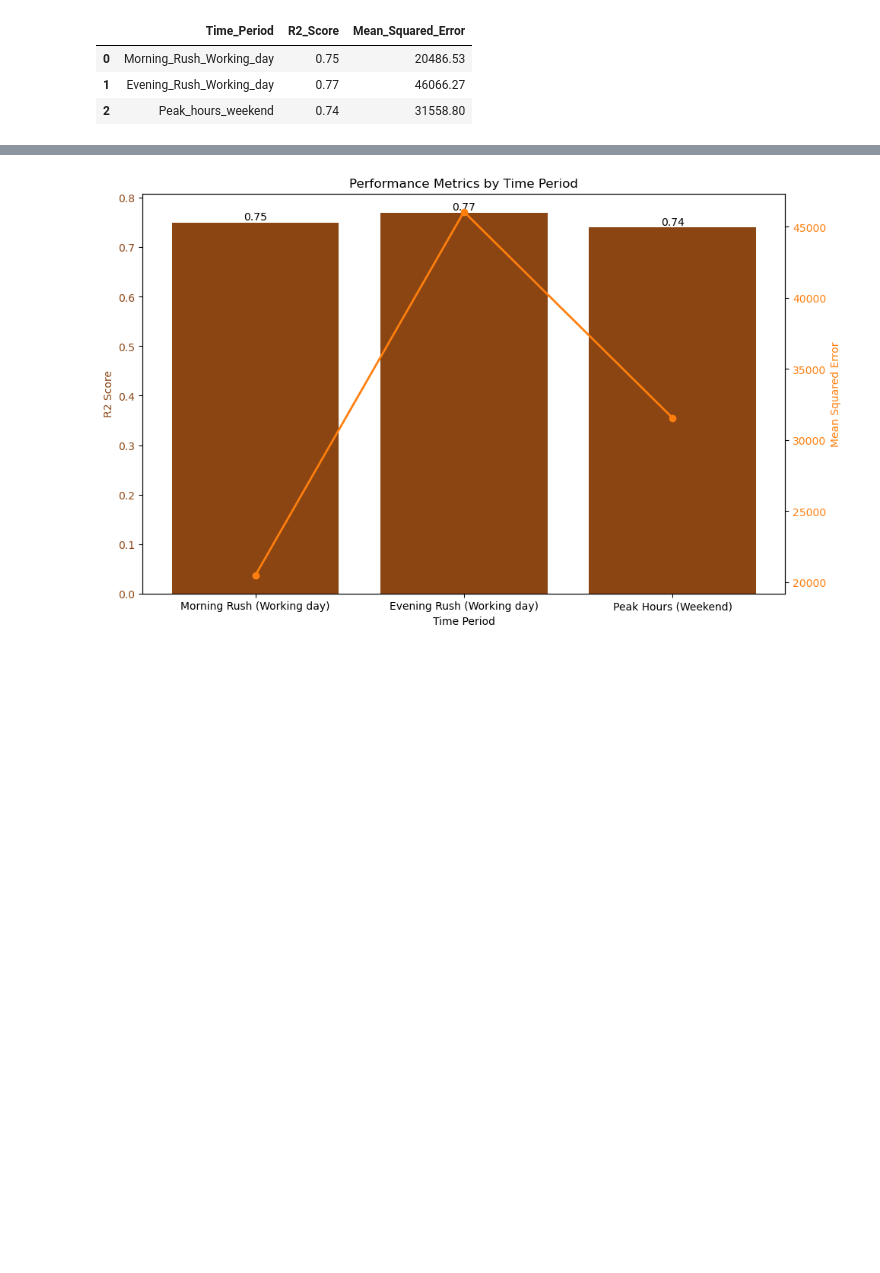
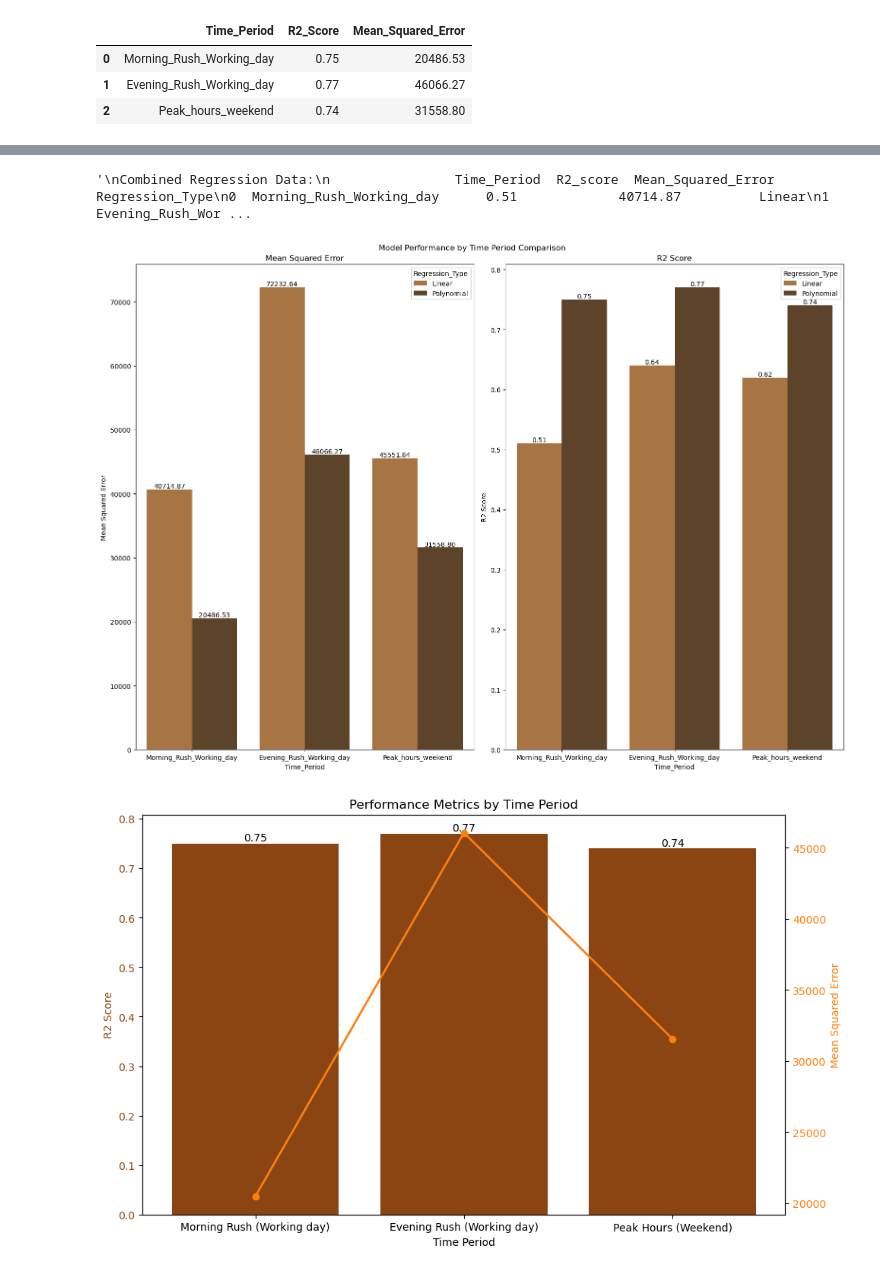
Before and after one commit to Godwin-Oti/Capital-Bike-Share-ED-Analysis-ML, a Jupyter notebook: ML/Daily_Hourly_Ride_Predictiton.ipynb, the cells around one changed output, grey strips where cells are left out. Cells and saved outputs as stored; diff of their text form; code cells hidden in the pictures; blank space fills up the shorter version.

```diff
--- a/ML/Daily_Hourly_Ride_Predictiton.ipynb
+++ b/ML/Daily_Hourly_Ride_Predictiton.ipynb
@@ -886,3 +866,80 @@ plt.show()
+# %%
+"""
+Combined Regression Data:
+                Time_Period  R2_score  Mean_Squared_Error Regression_Type
+0  Morning_Rush_Working_day      0.51             40714.87          Linear
+1  Evening_Rush_Working_day      0.64             72232.64          Linear
+2        Peak_hours_weekend      0.62             45551.84          Linear
+3  Morning_Rush_Working_day      0.75             20486.53      Polynomial
+4  Evening_Rush_Working_day      0.77             46066.27      Polynomial
+5        Peak_hours_weekend      0.74             31558.80      Polynomial
+"""
+# %% [output]
+'\nCombined Regression Data:\n                Time_Period  R2_score  Mean_Squared_Error Regression_Type\n0  Morning_Rush_Working_day      0.51             40714.87          Linear\n1  Evening_Rush_Wor ...
+# %%
+import pandas as pd
+import matplotlib.pyplot as plt
+import seaborn as sns
+
+# Linear regression data
+linear_data = {
+    'Time_Period': ['Morning_Rush_Working_day', 'Evening_Rush_Working_day', 'Peak_hours_weekend'],
+    'R2_score': [0.51, 0.64, 0.62],
+    'Mean_Squared_Error': [40714.87, 72232.64, 45551.84]
+}
+
+# Polynomial regression data
+polynomial_data = {
+    'Time_Period': ['Morning_Rush_Working_day', 'Evening_Rush_Working_day', 'Peak_hours_weekend'],
+    'R2_score': [0.75, 0.77, 0.74],  # Corrected column name
+    'Mean_Squared_Error': [20486.53, 46066.27, 31558.80]
+}
+
+# Creating DataFrames
+linear_df = pd.DataFrame(linear_data)
+polynomial_df = pd.DataFrame(polynomial_data)
+
+# Adding a column to distinguish regression type
+linear_df['Regression_Type'] = 'Linear'
+polynomial_df['Regression_Type'] = 'Polynomial'
+
+# Concatenating DataFrames
+combined_df = pd.concat([linear_df, polynomial_df], ignore_index=True)
+
+# Plotting
+plt.figure(figsize=(16, 11.5))
+
+# Plot Mean Squared Error
+plt.subplot(1, 2, 1)
+sns.barplot(x='Time_Period', y='Mean_Squared_Error', hue='Regression_Type', data=combined_df, palette=['#b87333', '#654321'])
+plt.title('Mean Squared Error')
+plt.ylabel('Mean Squared Error')
+
+# Add labels to bars
+for p in plt.gca().patches:
+    plt.gca().annotate(f'{p.get_height():.2f}', (p.get_x() + p.get_width() / 2., p.get_height()),
+                       ha='center', va='center', fontsize=10, color='black', xytext=(0, 5),
+                       textcoords='offset points')
+
+# Plot R2 Score
+plt.subplot(1, 2, 2)
+sns.barplot(x='Time_Period', y='R2_score', hue='Regression_Type', data=combined_df, palette=['#b87333', '#654321'])
+plt.title('R2 Score')
+plt.ylabel('R2 Score')
+
+# Add labels to bars
+for p in plt.gca().patches:
+    plt.gca().annotate(f'{p.get_height():.2f}', (p.get_x() + p.get_width() / 2., p.get_height()),
+                       ha='center', va='center', fontsize=10, color='black', xytext=(0, 5),
+                       textcoords='offset points')
+
+# Adding super title
+plt.suptitle('Model Performance by Time Period Comparison')
+
+plt.tight_layout()
+plt.show()
+# %% [output]
+[figure, added]
 # %%
 import pandas as pd
 import matplotlib.pyplot as plt
```
Also changed, not shown: parts of 10 cells of this notebook.
